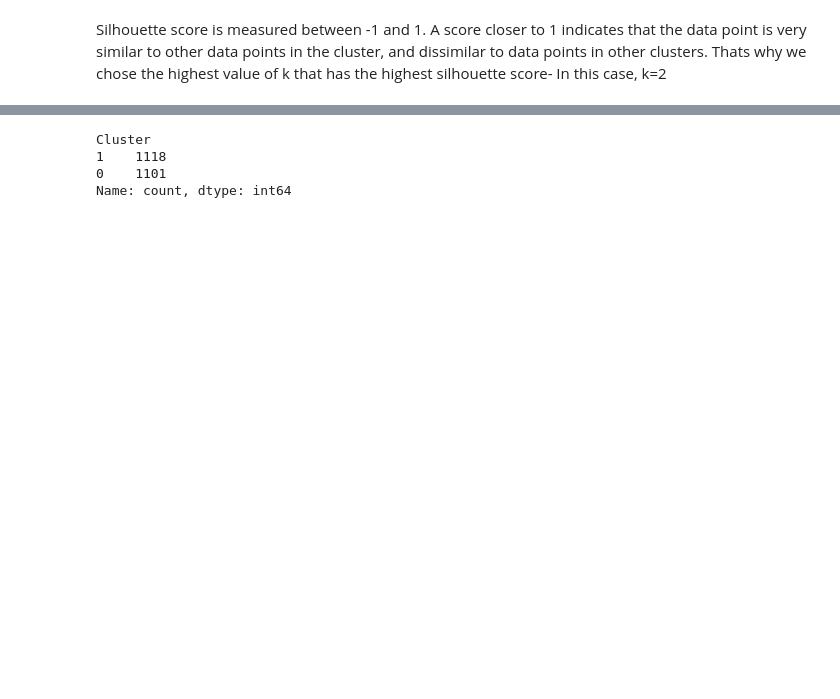
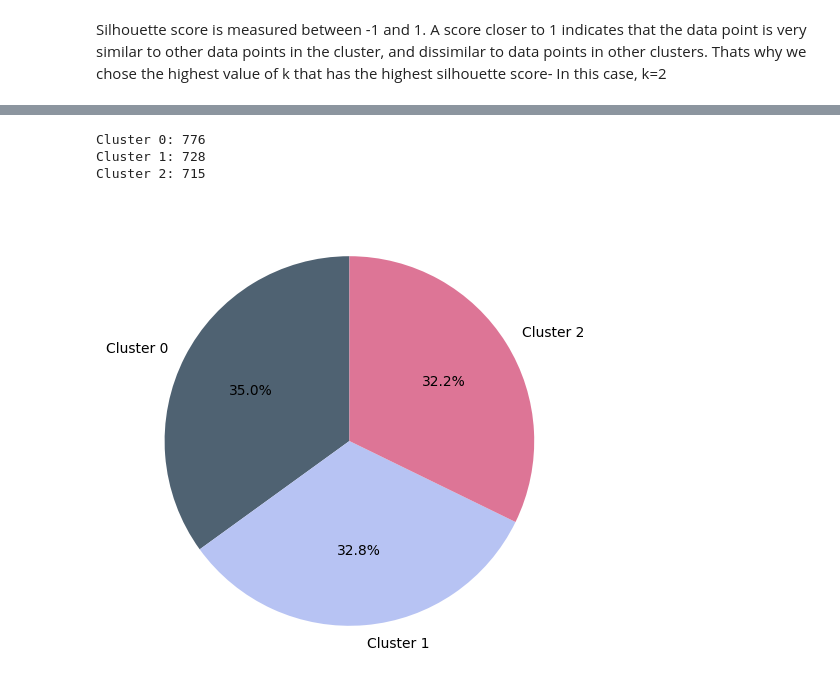
Before and after one commit to dalimvc/DS-Mini-project, a Jupyter notebook: miniProjectAssignmentDaliborMirkovic.ipynb, the cells around one changed output, grey strips where cells are left out. Cells and saved outputs as stored; diff of their text form; code cells hidden in the pictures; blank space fills up the shorter version.

```diff
--- a/miniProjectAssignmentDaliborMirkovic.ipynb
+++ b/miniProjectAssignmentDaliborMirkovic.ipynb
@@ -563,8 +571,14 @@ print(cluster_centers)
-# %%
-print(df['Cluster'].value_counts())
-# %% [output]
-Cluster
-1    1118
-0    1101
-Name: count, dtype: int64
+# %%
+#print number of customers in each cluster  and plot a pie chart
+for cluster, count in df['Cluster'].value_counts().items():
+    print(f"Cluster {cluster}: {count}")
+
+plt.figure(figsize=(6, 6))
+plt.pie(df['Cluster'].value_counts(), labels=['Cluster 0', 'Cluster 1', 'Cluster 2'], autopct='%1.1f%%', startangle=90, colors=['#4F6272', '#B7C3F3', '#DD7596'])
+plt.show()
+# %% [output]
+Cluster 0: 776
+Cluster 1: 728
+Cluster 2: 715
+[figure, added]
 # %%
```
Also changed, not shown: parts of 8 cells of this notebook.
